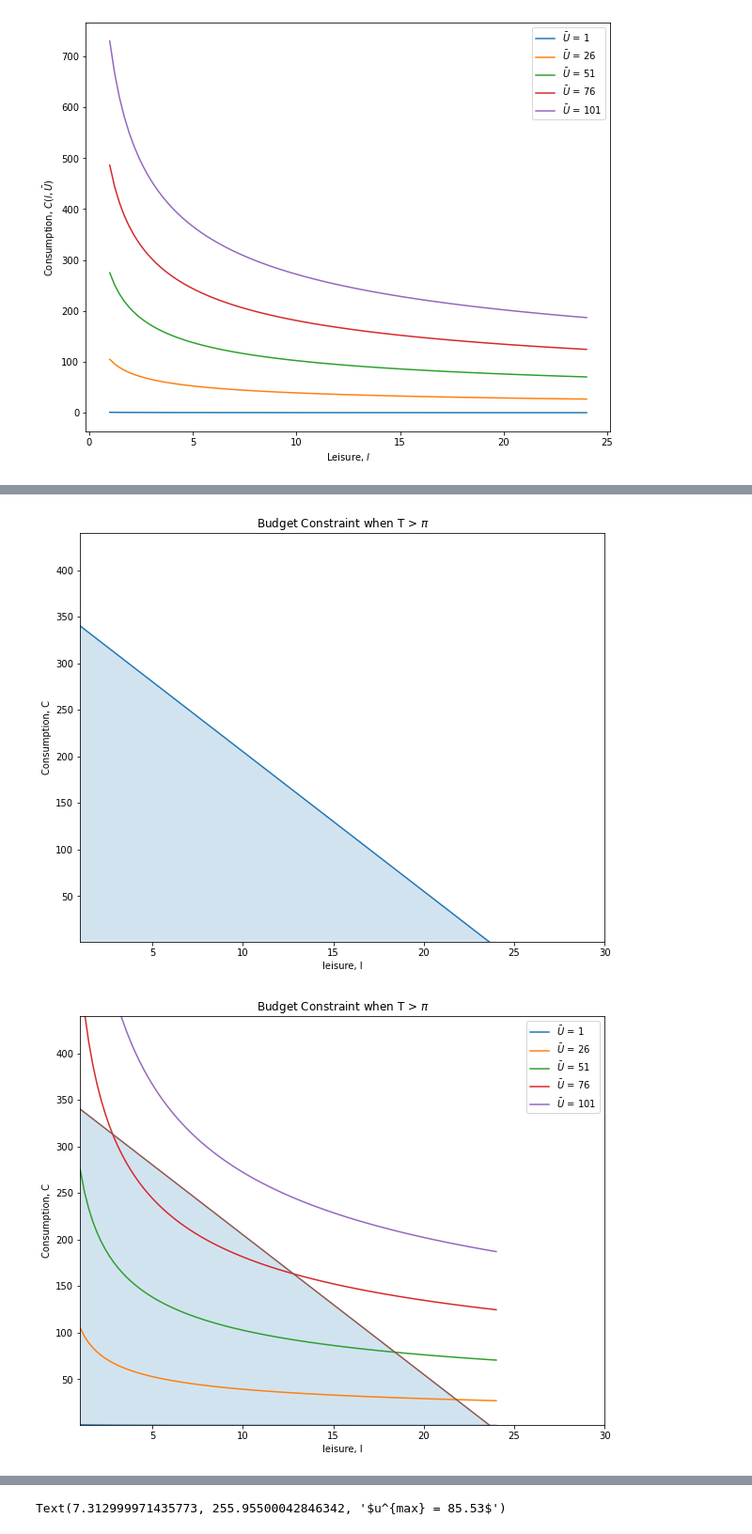
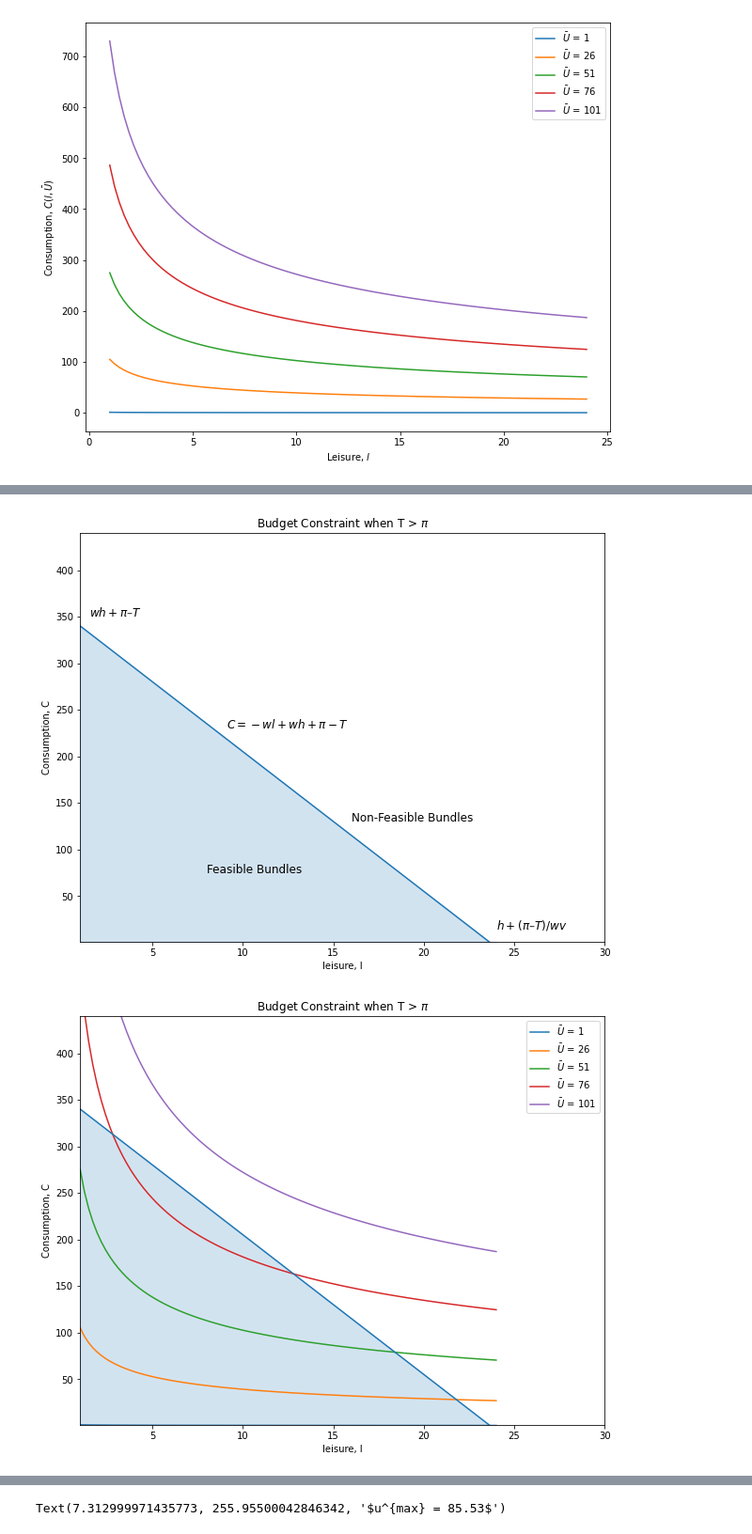
Before and after one commit to lj-valencia/Python-for-Economics, a Jupyter notebook: One-Period Macroeconomic Model - The Representative Consumer.ipynb, the cells around one changed output, grey strips where cells are left out. Shown at 94% size. Drawn from its saved outputs; the diff is of its cells as text; code cells hidden in the pictures.

```diff
--- a/One-Period Macroeconomic Model - The Representative Consumer.ipynb
+++ b/One-Period Macroeconomic Model - The Representative Consumer.ipynb
@@ -49,16 +49,16 @@ from scipy.optimize import minimize_scalar
 """
 The Cobb-Douglas Utility Function
 """
-# Set paramters
-H = 24 # A fixed value; let's assume 24 hours in a period.
-def U(L, C, alpha=0.3): # function for Cobb-Douglas utility function;
+C_max = 300 # arbitrarily defined max value for consumption
+def U(L, C, alpha=0.3): # Python function for Cobb-Douglas utility function;
     return L**alpha * C**(1-alpha) # return Utility
 
 # plot Utility function given a constant value of leisure
 fig, ax = plt.subplots(figsize=(10, 8))
 l_ = 5 # set a fixed value of leisure at 5;
-C = np.linspace(1, L, 100) # set NumPy array for Consumption;
+C = np.linspace(1, C_max, 100) # set NumPy array for Consumption;
 ax.plot(C, U(l_, C))
 ax.set_xlabel("Consumption, $C$")
 ax.set_ylabel("Utility, $U(l=5,C)$")
+ax.set_title("$U(l=5,C)$ against $C$") # set title
 # %% [output]
@@ -97,7 +99,7 @@ def C_indifference(L, ubar, alpha): # we define leisure as the x-axis;
 # function for plotting different levels of indifference curves
 def plot_indifference_curves(ax, alpha=0.3): # function for plotting indifference curves at different levels of Ubar
     ubar = np.arange(1, 125, 25)
-    ax.plot(C, C_indifference(l, ubar, alpha))
+    ax.plot(l, C_indifference(l, ubar, alpha))
     ax.legend([r"$\bar{U}$" + " = {}".format(i) for i in ubar]) # set legend with a for-loop.
     ax.set_xlabel("Leisure, $l$")
     ax.set_ylabel(r"Consumption, $C(l, \bar{U}$)")
@@ -115,38 +119,43 @@ The shaded blue area outlines the feasible set of consumption and leisure bundle
 # %%
 """
 Case I: Budget Constraint when T > Pi
 """
 # Set paramters
 H = 24 # A fixed value; let's assume 24 hours in a period;
 w = 15 # wage rate
 pi = 45 # dividend income
 T = 50 # lump-sum tax
 l =  np.linspace(1, H, 100).reshape((100, 1)) # set NumPy array for leisure;
 
-def C_bc(H, l, w, pi, T):
+def C_bc(H, l, w, pi, T): # Python function for the budget constraint
     return  (-w*l) + (w*H) + (pi - T)
 
 def plot_budget_constraint(ax, l, H, w, pi, T):
     C = C_bc(H, l, w, pi, T)
     c_max = np.max(C) # find max value of the consumption budget constraint
     v = [1, 30, 1, c_max+100] # Set the axes range;
     ax.set(title="Budget Constraint when T > $\pi$", xlabel=r'leisure, l', ylabel=r'Consumption, C')
     l = np.array(l.flatten(), dtype=float)
     C = np.array(C.flatten(), dtype=float)
-    ax.plot(l, C)
-    ax.fill_between(l, 1, C, alpha=0.2) # indicate the feasible set of bundles by filling the area below the budget constraint.
+    ax.plot(l, C, color='tab:blue')
+    ax.fill_between(l, 1, C, alpha=0.2, color='tab:blue') # indicate the feasible set of bundles by filling the area below the budget constraint.
     plt.axis(v)
 
 fig, ax = plt.subplots(figsize=(10, 8))
 plot_budget_constraint(ax, l, H, w, pi, T)
+ax.text(16, 130, "Non-Feasible Bundles", fontsize=12) # add a label indicating non-feasible bundles
+ax.text(8, 75, "Feasible Bundles", fontsize=12) # add a label indicating feasible bundles
+ax.text(9.1, 230, "$C = -wl + wh + \\pi - T$", fontsize=12) # add a label indicating the budget constraint
+ax.text(1.5, 350, "$wh + \pi – T$", fontsize=12) # add a label indicating the y-intercept
+ax.text(24, 15, "$h + (\pi – T)/wv$", fontsize=12) # add a label indicating the x-intercept
 
 # plot ICs and Budget Constraint - version 1
 fig, ax = plt.subplots(figsize=(10, 8))
 plot_indifference_curves(ax)
 plot_budget_constraint(ax, l, H, w, pi, T)
 # %% [output]
-[figure, old version]
+[figure, new version]
-[figure, old version]
+[figure, new version]
 # %% [markdown]
 ## The optimal solution under Case I <a name="Opt-Sol-Case-I"></a>
 
```
Also changed, not shown: parts of 11 cells of this notebook.
